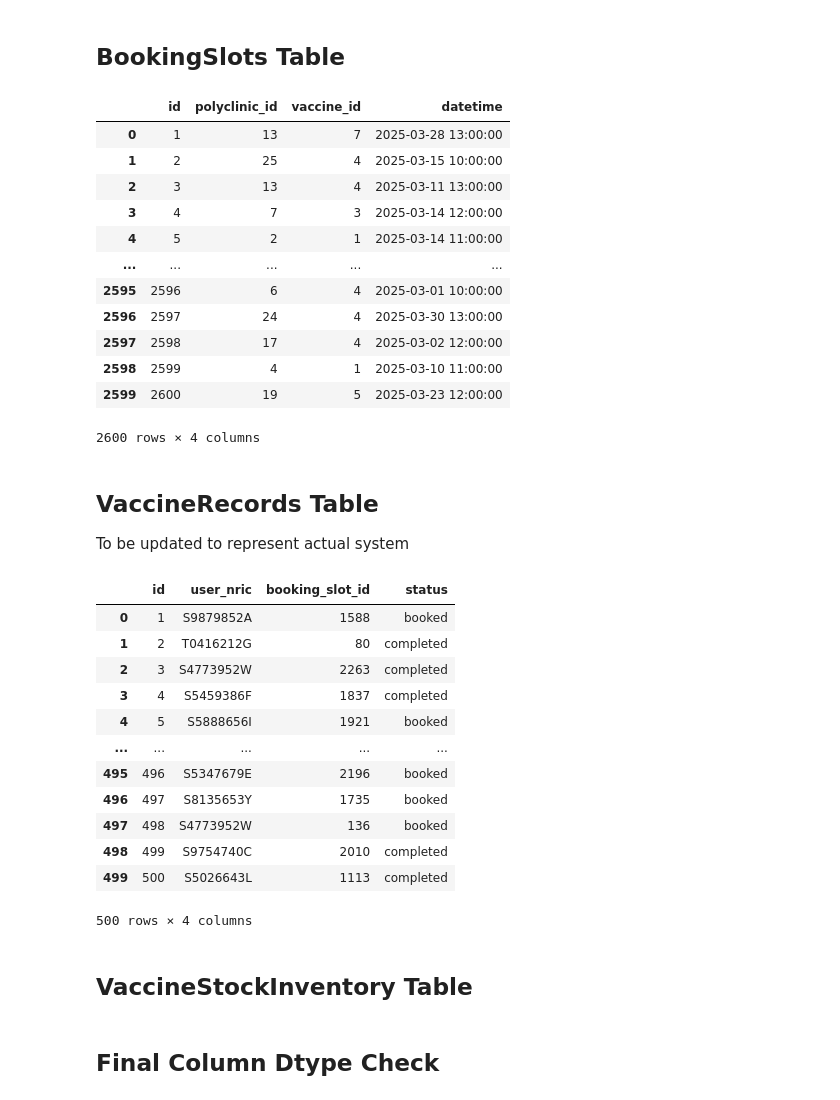
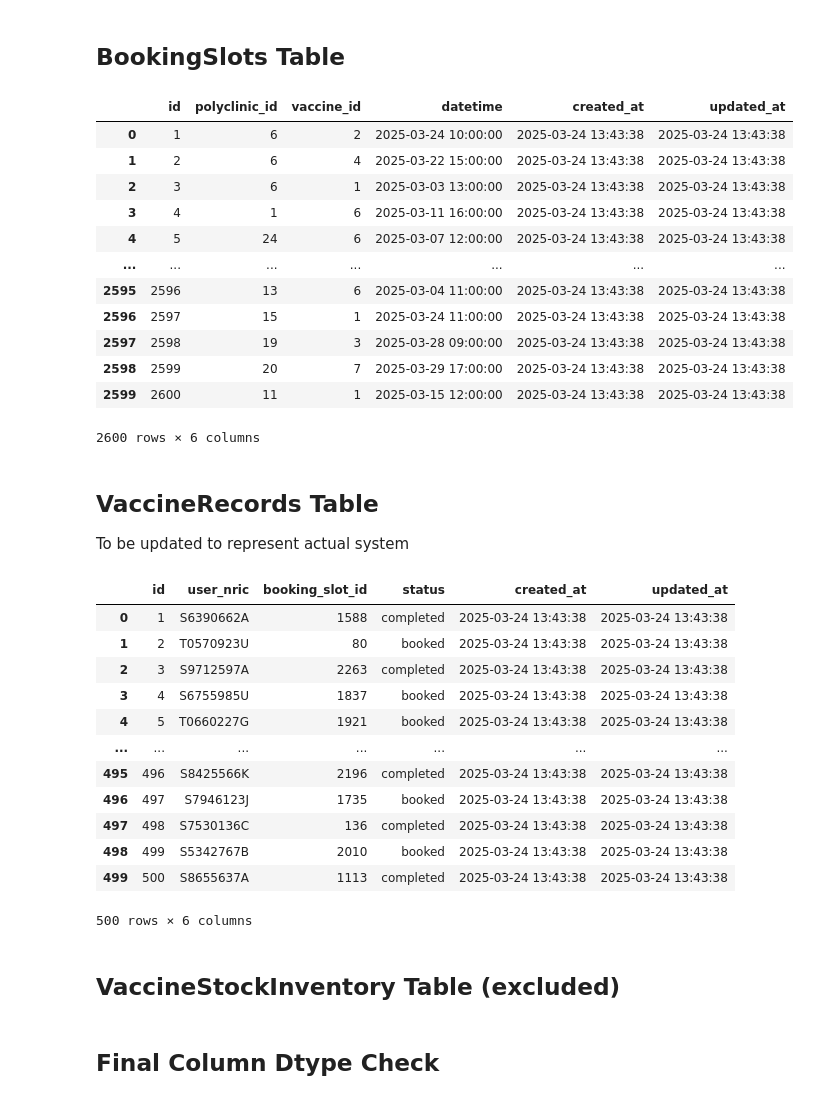
Before and after one commit to 0Upjh80d/agents, a Jupyter notebook: notebooks/genarate_database.ipynb, the cells around one changed output. Drawn from its saved outputs; the diff is of its cells as text; code cells hidden in the pictures.

```diff
--- a/notebooks/genarate_database.ipynb
+++ b/notebooks/genarate_database.ipynb
@@ -259,6 +259,9 @@ Unique Polyclinic Name Count: 26
 | 24 | Eunos Polyclinic | 429400 |
 | 25 | Tampines North Polyclinic | 528566 |
 # %%
+# Generate the polyclinics_data dictionary using existing data
+current_timestamp = datetime.now().strftime("%Y-%m-%d %H:%M:%S")
+
 # Generate the polyclinics_data dictionary using existing data
 polyclinics_data = {
     "id": [
@@ -266,6 +269,8 @@ polyclinics_data = {
     ],  # Create a unique ID for each polyclinic
     "name": polyclinics_df["Name"].tolist(),
     "postal_code": polyclinics_df["postal_code"].tolist(),
+    "created_at": [current_timestamp] * len(polyclinics_df),
+    "updated_at": [current_timestamp] * len(polyclinics_df),
 }
 # Convert to DataFrame
 polyclinics_df = pd.DataFrame(polyclinics_data)
@@ -642,6 +661,8 @@ In Singapore, there is the National Childhood Immnisation Schedule and National
 
 Resource: https://www.moh.gov.sg/seeking-healthcare/overview-of-diseases/communicable-diseases/nationally-recommended-vaccines
 # %%
+current_timestamp = datetime.now().strftime("%Y-%m-%d %H:%M:%S")
+
 # Vaccine Table
 vaccines_data = {
     "id": [i for i in range(1, 8)],
@@ -674,6 +695,8 @@ vaccines_data = {
         "None",
         "None",
     ],
+    "created_at": [current_timestamp] * 7,
+    "updated_at": [current_timestamp] * 7,
     # condition_crietria
 }
 vaccines_df = pd.DataFrame(vaccines_data)
@@ -706,46 +729,48 @@ vaccine_ids = []
 datetimes = []
 
 for i in range(N):
     polyclinic_id = random.choice(polyclinics_data["id"])
     vaccine_id = random.choice(vaccines_data["id"])
     datetime = (
         start_date + timedelta(days=random.randint(0, (end_date - start_date).days))
     ).replace(
         hour=random.randint(9, 18),  # Random hour between 9 AM and 6 PM
         minute=0,  # Set minute to 0 for hourly slots
         second=0,  # Set second to 0
         microsecond=0,  # Set microsecond to 0
     )
 
     ids.append(i + 1)
     polyclinic_ids.append(polyclinic_id)
     vaccine_ids.append(vaccine_id)
     datetimes.append(datetime)
 
 # Booking Slots Table
 booking_slots_data = {
     "id": ids,
     "polyclinic_id": polyclinic_ids,
     "vaccine_id": vaccine_ids,
     "datetime": datetimes,
+    "created_at": [current_timestamp] * N,
+    "updated_at": [current_timestamp] * N,
 }
 
 booking_slots_df = pd.DataFrame(booking_slots_data)
 display(booking_slots_df)
 # %% [output]
-|  | id | polyclinic_id | vaccine_id | datetime |
-| 0 | 1 | 13 | 7 | 2025-03-28 13:00:00 |
-| 1 | 2 | 25 | 4 | 2025-03-15 10:00:00 |
-| 2 | 3 | 13 | 4 | 2025-03-11 13:00:00 |
-| 3 | 4 | 7 | 3 | 2025-03-14 12:00:00 |
-| 4 | 5 | 2 | 1 | 2025-03-14 11:00:00 |
-| ... | ... | ... | ... | ... |
-| 2595 | 2596 | 6 | 4 | 2025-03-01 10:00:00 |
-| 2596 | 2597 | 24 | 4 | 2025-03-30 13:00:00 |
-| 2597 | 2598 | 17 | 4 | 2025-03-02 12:00:00 |
-| 2598 | 2599 | 4 | 1 | 2025-03-10 11:00:00 |
-| 2599 | 2600 | 19 | 5 | 2025-03-23 12:00:00 |
+|  | id | polyclinic_id | vaccine_id | datetime | created_at | updated_at |
+| 0 | 1 | 6 | 2 | 2025-03-24 10:00:00 | 2025-03-24 13:43:38 | 2025-03-24 13:43:38 |
+| 1 | 2 | 6 | 4 | 2025-03-22 15:00:00 | 2025-03-24 13:43:38 | 2025-03-24 13:43:38 |
+| 2 | 3 | 6 | 1 | 2025-03-03 13:00:00 | 2025-03-24 13:43:38 | 2025-03-24 13:43:38 |
+| 3 | 4 | 1 | 6 | 2025-03-11 16:00:00 | 2025-03-24 13:43:38 | 2025-03-24 13:43:38 |
+| 4 | 5 | 24 | 6 | 2025-03-07 12:00:00 | 2025-03-24 13:43:38 | 2025-03-24 13:43:38 |
+| ... | ... | ... | ... | ... | ... | ... |
+| 2595 | 2596 | 13 | 6 | 2025-03-04 11:00:00 | 2025-03-24 13:43:38 | 2025-03-24 13:43:38 |
+| 2596 | 2597 | 15 | 1 | 2025-03-24 11:00:00 | 2025-03-24 13:43:38 | 2025-03-24 13:43:38 |
+| 2597 | 2598 | 19 | 3 | 2025-03-28 09:00:00 | 2025-03-24 13:43:38 | 2025-03-24 13:43:38 |
+| 2598 | 2599 | 20 | 7 | 2025-03-29 17:00:00 | 2025-03-24 13:43:38 | 2025-03-24 13:43:38 |
+| 2599 | 2600 | 11 | 1 | 2025-03-15 12:00:00 | 2025-03-24 13:43:38 | 2025-03-24 13:43:38 |
-2600 rows × 4 columns
+2600 rows × 6 columns
 # %% [markdown]
 ## VaccineRecords Table
 
@@ -770,25 +795,27 @@ vaccine_records_data = {
     "status": [
         random.choice(["booked", "completed"]) for _ in range(vaccineRecords_count)
     ],
+    "created_at": [current_timestamp] * vaccineRecords_count,
+    "updated_at": [current_timestamp] * vaccineRecords_count,
 }
 vaccine_records_df = pd.DataFrame(vaccine_records_data)
 display(vaccine_records_df)
 # %% [output]
-|  | id | user_nric | booking_slot_id | status |
-| 0 | 1 | S9879852A | 1588 | booked |
-| 1 | 2 | T0416212G | 80 | completed |
-| 2 | 3 | S4773952W | 2263 | completed |
-| 3 | 4 | S5459386F | 1837 | completed |
-| 4 | 5 | S5888656I | 1921 | booked |
-| ... | ... | ... | ... | ... |
-| 495 | 496 | S5347679E | 2196 | booked |
-| 496 | 497 | S8135653Y | 1735 | booked |
-| 497 | 498 | S4773952W | 136 | booked |
-| 498 | 499 | S9754740C | 2010 | completed |
-| 499 | 500 | S5026643L | 1113 | completed |
+|  | id | user_nric | booking_slot_id | status | created_at | updated_at |
+| 0 | 1 | S6390662A | 1588 | completed | 2025-03-24 13:43:38 | 2025-03-24 13:43:38 |
+| 1 | 2 | T0570923U | 80 | booked | 2025-03-24 13:43:38 | 2025-03-24 13:43:38 |
+| 2 | 3 | S9712597A | 2263 | completed | 2025-03-24 13:43:38 | 2025-03-24 13:43:38 |
+| 3 | 4 | S6755985U | 1837 | booked | 2025-03-24 13:43:38 | 2025-03-24 13:43:38 |
+| 4 | 5 | T0660227G | 1921 | booked | 2025-03-24 13:43:38 | 2025-03-24 13:43:38 |
+| ... | ... | ... | ... | ... | ... | ... |
+| 495 | 496 | S8425566K | 2196 | completed | 2025-03-24 13:43:38 | 2025-03-24 13:43:38 |
+| 496 | 497 | S7946123J | 1735 | booked | 2025-03-24 13:43:38 | 2025-03-24 13:43:38 |
+| 497 | 498 | S7530136C | 136 | completed | 2025-03-24 13:43:38 | 2025-03-24 13:43:38 |
+| 498 | 499 | S5342767B | 2010 | booked | 2025-03-24 13:43:38 | 2025-03-24 13:43:38 |
+| 499 | 500 | S8655637A | 1113 | completed | 2025-03-24 13:43:38 | 2025-03-24 13:43:38 |
-500 rows × 4 columns
+500 rows × 6 columns
 # %% [markdown]
-## VaccineStockInventory Table
+## VaccineStockInventory Table (excluded)
 # %%
 # # Polyclinics count: 13
 # # Vaccines count: 7
```
Also changed, not shown: parts of 9 cells of this notebook.
